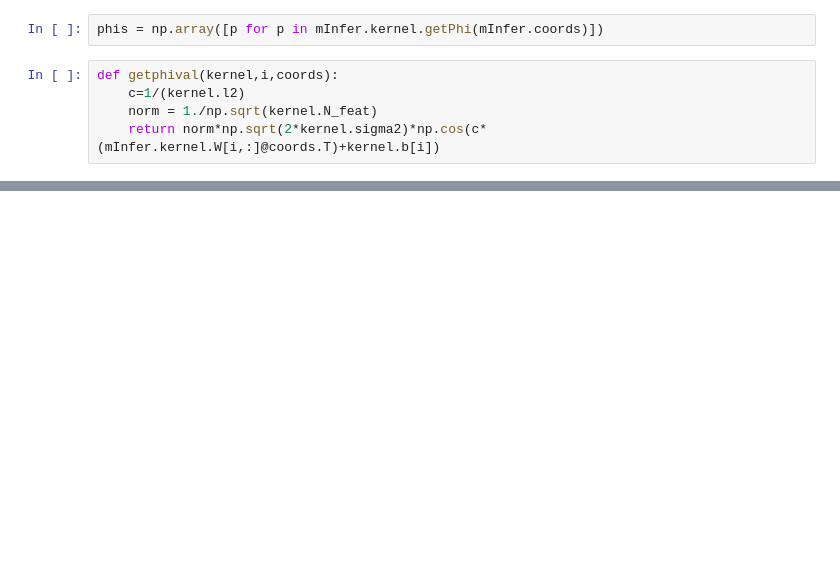
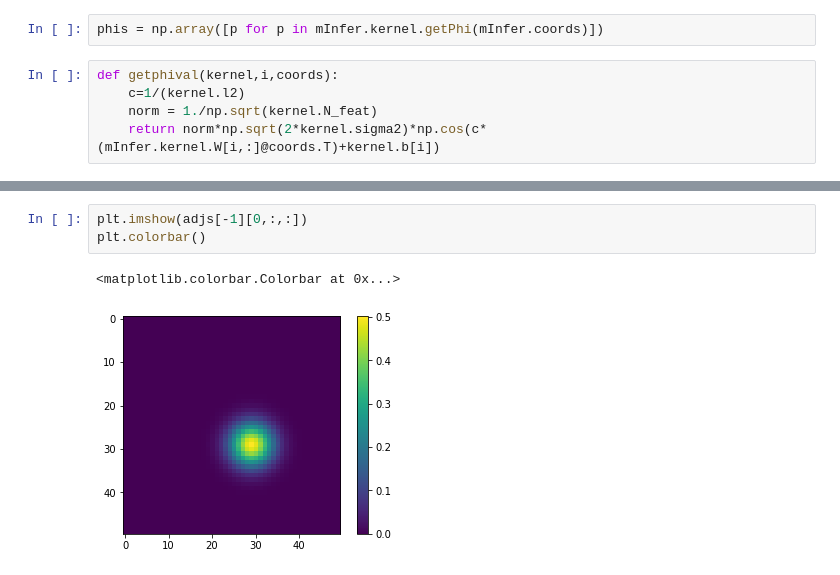
Before and after one commit to lionfish0/experimentation, a Jupyter notebook: FasterMaybe.ipynb, the cells around one changed output, grey strips where cells are left out. Cells and saved outputs as stored; diff of their text form; blank space fills up the shorter version.

```diff
--- a/FasterMaybe.ipynb
+++ b/FasterMaybe.ipynb
@@ -193 +208,7 @@ for obsi in range(len(mInfer.sensormodel.obsLocs)):
 newX = np.array(newX)/scale
+# %%
+plt.imshow(adjs[-1][0,:,:])
+plt.colorbar()
+# %% [output]
+<matplotlib.colorbar.Colorbar at 0x...>
+[figure, added]
```
Also changed, not shown: parts of 30 cells of this notebook.
